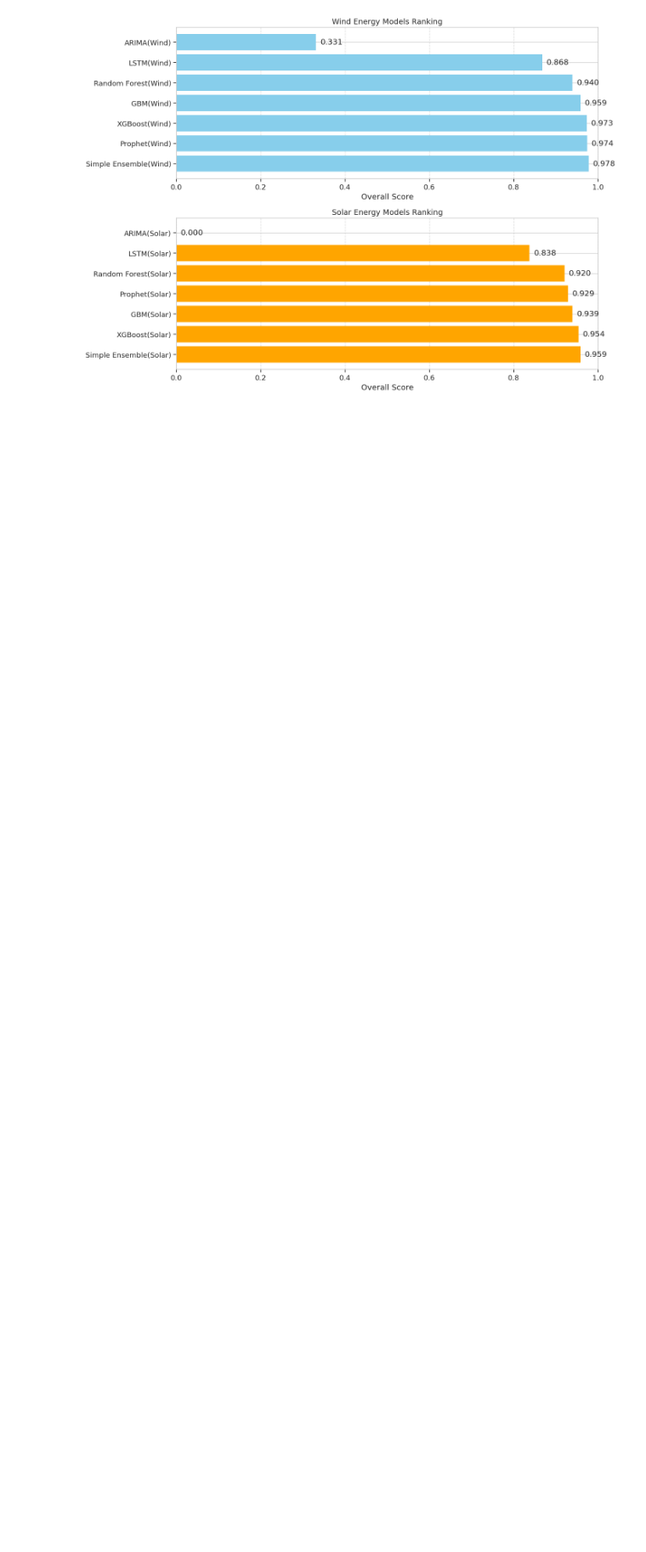
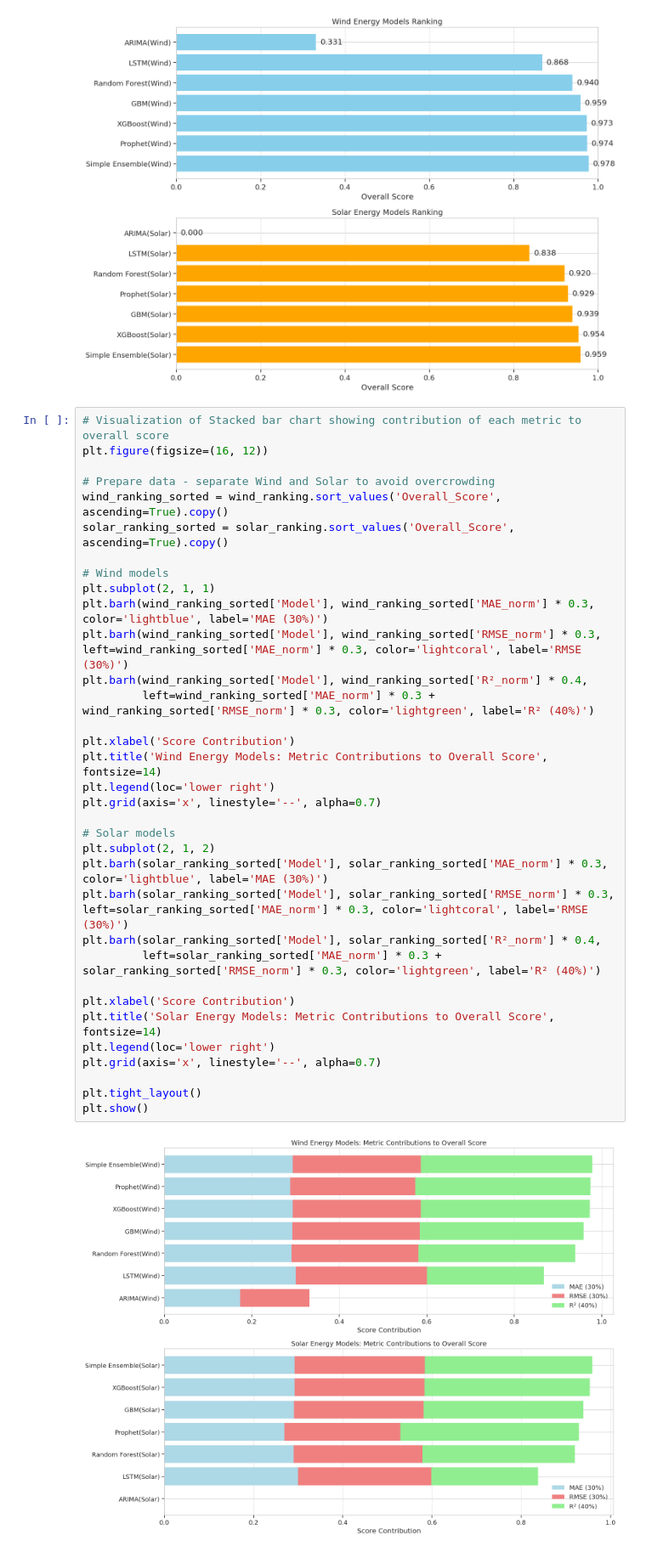
Before and after one commit to TiffanyPanchum/Renewable-Energy-Prediction, a Jupyter notebook: notebooks/Model_Analysis.ipynb, the cells around one changed output. Shown at 85% size. Saved outputs shown, nothing was run; the diff lists cells and outputs as text; blank space fills up the shorter version.

Commit message:
Visualization of Stacked bar chart showing contribution of each metric to overall score

```diff
--- a/notebooks/Model_Analysis.ipynb
+++ b/notebooks/Model_Analysis.ipynb
@@ -389,3 +389,39 @@ plt.tight_layout()
 plt.show()
 # %% [output]
 [figure]
+# %%
+# Visualization of Stacked bar chart showing contribution of each metric to overall score
+plt.figure(figsize=(16, 12))
+
+# Prepare data - separate Wind and Solar to avoid overcrowding
+wind_ranking_sorted = wind_ranking.sort_values('Overall_Score', ascending=True).copy()
+solar_ranking_sorted = solar_ranking.sort_values('Overall_Score', ascending=True).copy()
+
+# Wind models
+plt.subplot(2, 1, 1)
+plt.barh(wind_ranking_sorted['Model'], wind_ranking_sorted['MAE_norm'] * 0.3, color='lightblue', label='MAE (30%)')
+plt.barh(wind_ranking_sorted['Model'], wind_ranking_sorted['RMSE_norm'] * 0.3, left=wind_ranking_sorted['MAE_norm'] * 0.3, color='lightcoral', label='RMSE (30%)')
+plt.barh(wind_ranking_sorted['Model'], wind_ranking_sorted['R²_norm'] * 0.4,
+         left=wind_ranking_sorted['MAE_norm'] * 0.3 + wind_ranking_sorted['RMSE_norm'] * 0.3, color='lightgreen', label='R² (40%)')
+
+plt.xlabel('Score Contribution')
+plt.title('Wind Energy Models: Metric Contributions to Overall Score', fontsize=14)
+plt.legend(loc='lower right')
+plt.grid(axis='x', linestyle='--', alpha=0.7)
+
+# Solar models
+plt.subplot(2, 1, 2)
+plt.barh(solar_ranking_sorted['Model'], solar_ranking_sorted['MAE_norm'] * 0.3, color='lightblue', label='MAE (30%)')
+plt.barh(solar_ranking_sorted['Model'], solar_ranking_sorted['RMSE_norm'] * 0.3, left=solar_ranking_sorted['MAE_norm'] * 0.3, color='lightcoral', label='RMSE (30%)')
+plt.barh(solar_ranking_sorted['Model'], solar_ranking_sorted['R²_norm'] * 0.4,
+         left=solar_ranking_sorted['MAE_norm'] * 0.3 + solar_ranking_sorted['RMSE_norm'] * 0.3, color='lightgreen', label='R² (40%)')
+
+plt.xlabel('Score Contribution')
+plt.title('Solar Energy Models: Metric Contributions to Overall Score', fontsize=14)
+plt.legend(loc='lower right')
+plt.grid(axis='x', linestyle='--', alpha=0.7)
+
+plt.tight_layout()
+plt.show()
+# %% [output]
+[figure, added]
```
